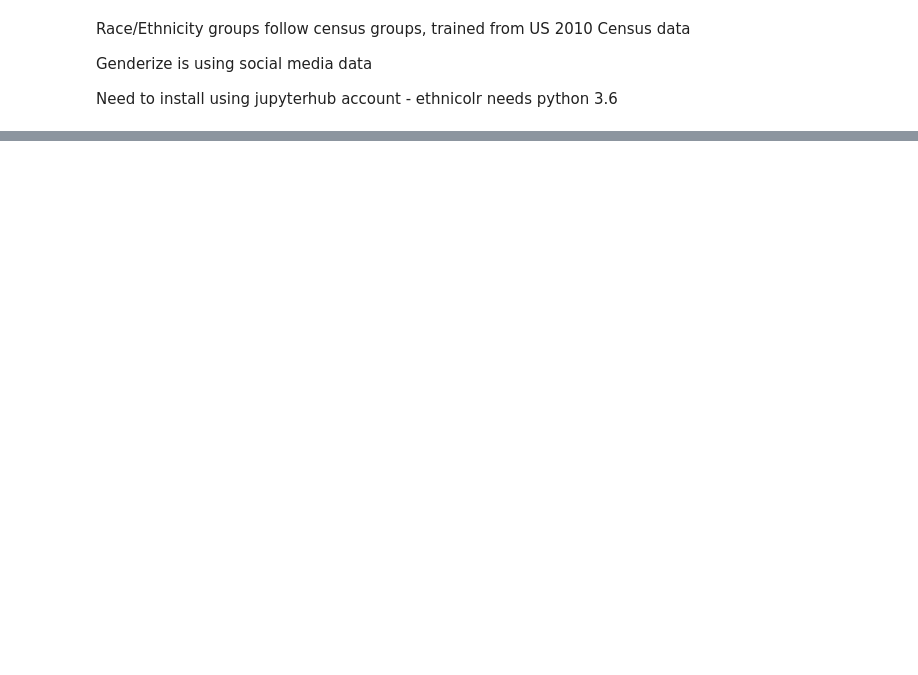
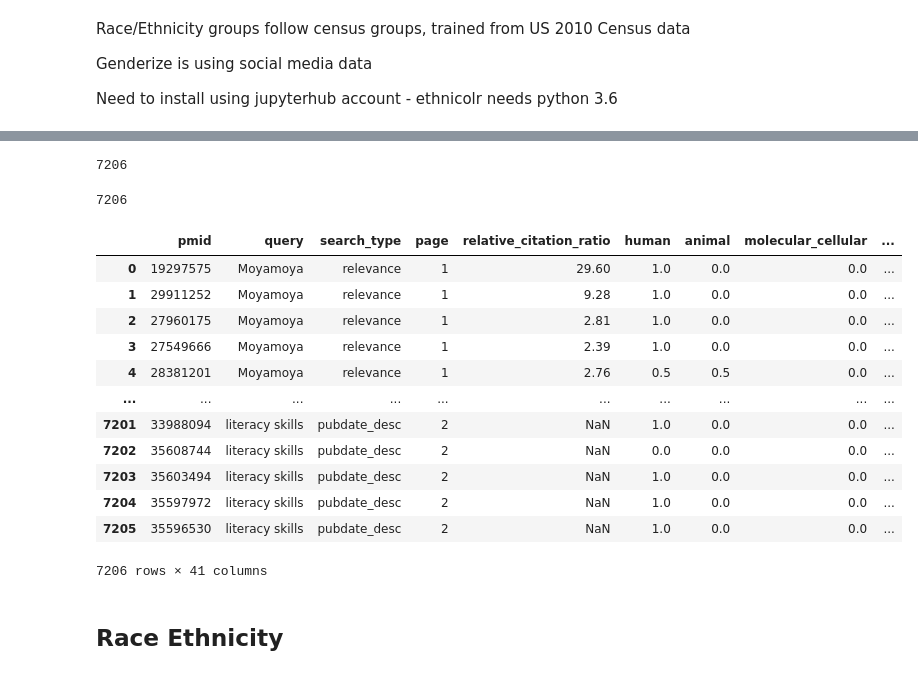
Before and after one commit to NCBI-Codeathons/pubmed-codeathon-team1, a Jupyter notebook: notebooks/race_ethnicity_name.ipynb, the cells around one changed output, grey strips where cells are left out. Drawn from its saved outputs; the diff is of its cells as text; code cells hidden in the pictures; blank space fills up the shorter version.

Commit message:
Race/Ethnicity/Gender data creation file
Notebook to calculate first and last author race/ethnicity and gender probability by last name and first name respectively

```diff
--- a/notebooks/race_ethnicity_name.ipynb
+++ b/notebooks/race_ethnicity_name.ipynb
@@ -95,0 +274,4 @@ df.merge(gender_prob, left_on = 'fname', right_on = 'name')
+# %%
+gender1Author = gender1Author.rename(columns = {'gender':'gender_first_author', 'p_female':'p_first_author_female', 'p_male':'p_first_author_male'})
+# %%
+genderLAuthor = genderLAuthor.rename(columns = {'gender':'gender_last_author', 'p_female':'p_last_author_female', 'p_male':'p_last_author_male'})
@@ -95,0 +297,30 @@ df.merge(gender_prob, left_on = 'fname', right_on = 'name')
+# %%
+data1 = data.join(genderLAuthor)
+# %%
+len(data1)
+# %% [output]
+7206
+# %%
+data1 = data1.join(gender1Author, lsuffix='lastauthor', rsuffix='firstauthor')
+# %%
+len(data1)
+# %% [output]
+7206
+# %%
+data1
+# %% [output]
+|  | pmid | query | search_type | page | relative_citation_ratio | human | animal | molecular_cellular | ... |
+| 0 | 19297575 | Moyamoya | relevance | 1 | 29.60 | 1.0 | 0.0 | 0.0 | ... |
+| 1 | 29911252 | Moyamoya | relevance | 1 | 9.28 | 1.0 | 0.0 | 0.0 | ... |
+| 2 | 27960175 | Moyamoya | relevance | 1 | 2.81 | 1.0 | 0.0 | 0.0 | ... |
+| 3 | 27549666 | Moyamoya | relevance | 1 | 2.39 | 1.0 | 0.0 | 0.0 | ... |
+| 4 | 28381201 | Moyamoya | relevance | 1 | 2.76 | 0.5 | 0.5 | 0.0 | ... |
+| ... | ... | ... | ... | ... | ... | ... | ... | ... | ... |
+| 7201 | 33988094 | literacy skills | pubdate_desc | 2 | NaN | 1.0 | 0.0 | 0.0 | ... |
+| 7202 | 35608744 | literacy skills | pubdate_desc | 2 | NaN | 0.0 | 0.0 | 0.0 | ... |
+| 7203 | 35603494 | literacy skills | pubdate_desc | 2 | NaN | 1.0 | 0.0 | 0.0 | ... |
+| 7204 | 35597972 | literacy skills | pubdate_desc | 2 | NaN | 1.0 | 0.0 | 0.0 | ... |
+| 7205 | 35596530 | literacy skills | pubdate_desc | 2 | NaN | 1.0 | 0.0 | 0.0 | ... |
+7206 rows × 41 columns
+# %% [markdown]
+## Race Ethnicity
```
Also changed, not shown: parts of 76 cells of this notebook.
